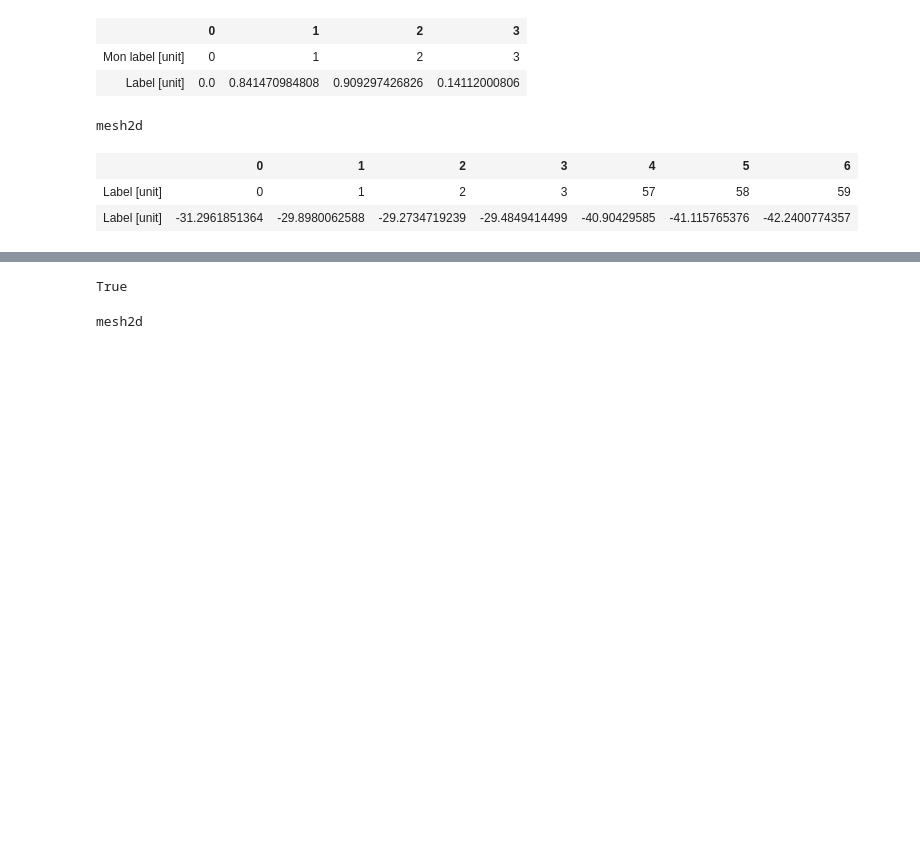
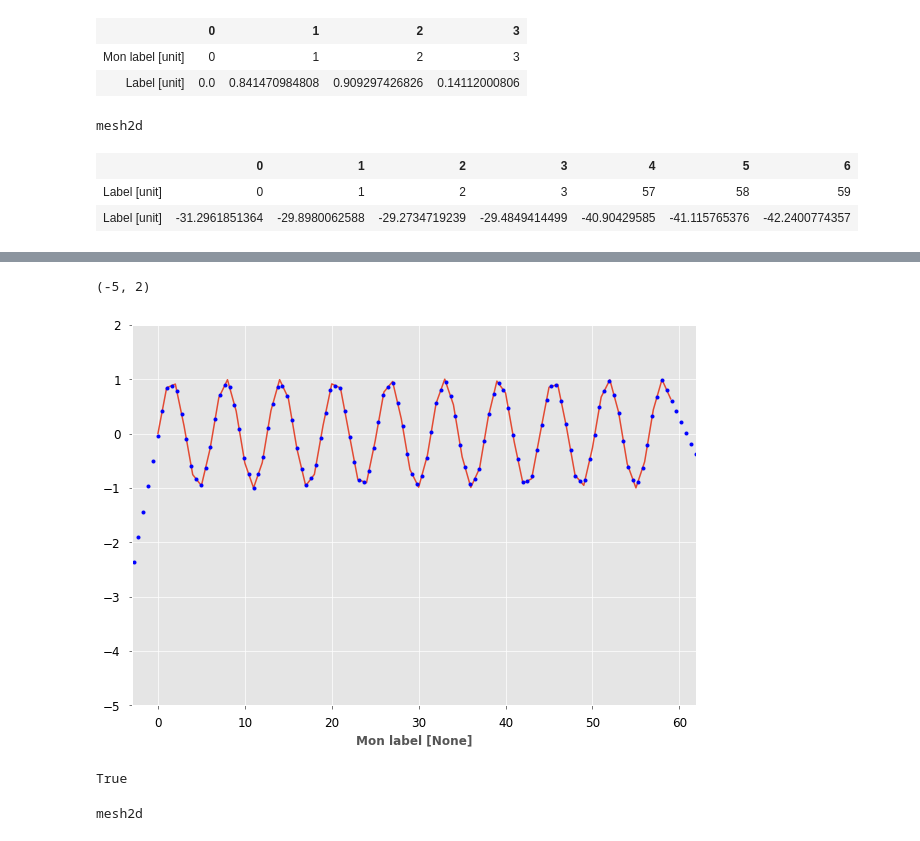
Before and after one commit to e-roux/lerp, a Jupyter notebook: docs/_src/lerp.ipynb, the cells around one changed output, grey strips where cells are left out. Cells and saved outputs as stored; diff of their text form; code cells hidden in the pictures; blank space fills up the shorter version.

```diff
--- a/docs/_src/lerp.ipynb
+++ b/docs/_src/lerp.ipynb
@@ -212,3 +238,12 @@ AttributeError: 'numpy.ndarray' object has no attribute '__dict__'
+# %%
+plt.figure(figsize=(12,7))
+test.plot()
+newX = np.linspace(-10,100,200)
+test.resample(newX).plot('.', c='b', lw=0.1)
+plt.ylim(-5, 2)
+# %% [output]
+(-5, 2)
+[figure, added]
 # %%
 test.steps(2.4) == test(2.4)
 # %% [output]
```
Also changed, not shown: parts of 31 cells of this notebook.
